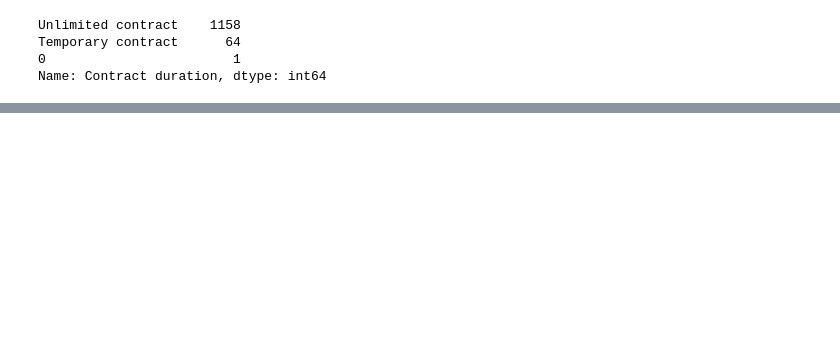
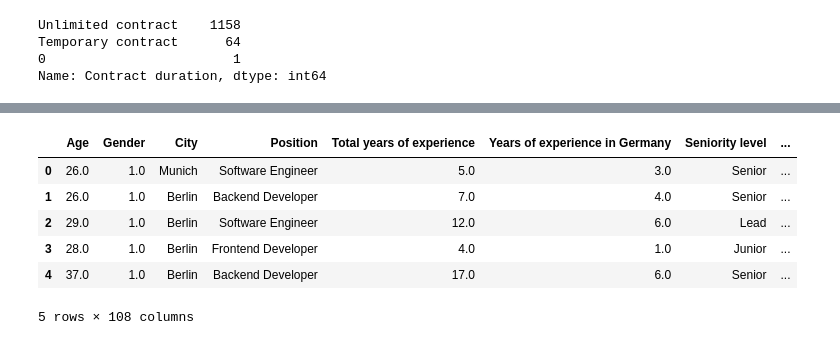
Before and after one commit to thomsu/IT-Salary, a Jupyter notebook: SalaryRegression.ipynb, the cells around one changed output, grey strips where cells are left out. Drawn from its saved outputs; the diff is of its cells as text; code cells hidden in the pictures; blank space fills up the shorter version.

```diff
--- a/SalaryRegression.ipynb
+++ b/SalaryRegression.ipynb
@@ -535,2 +531,31 @@ df.loc[df[df.isna().any(axis=1)].isna().sum(axis=1).nlargest(14).index, : ]
 # %%
-df.drop(df[df.isna().any(axis=1)].isna().sum(axis=1).nlargest(8).index, inplace=True)
+df.drop(df[df.isna().any(axis=1)].isna().sum(axis=1).nlargest(7).index, inplace=True)
+# %%
+cat_cols = ['Gender', 'City', 'Position ', 'Seniority level', 'Your main technology / programming language', 'Employment status', 'Сontract duration', 'Main language at work', 'Company size', 'Company type', 'Region', 'Department']
+enc_list = []
+
+for col in cat_cols:
+    ord_enc = OrdinalEncoder()
+    df.loc[df.index[~df[col].isna()], [col]] = ord_enc.fit_transform(df.loc[df.index[~df[col].isna()], [col]])
+    enc_list.append(ord_enc)
+
+X = df.drop('Yearly brutto salary (without bonus and stocks) in EUR', axis=1)
+x_cols = X.columns
+
+imputer = KNNImputer()
+df[x_cols] = imputer.fit_transform(X)
+
+one_hot_cols = ['City', 'Position ', 'Seniority level', 'Your main technology / programming language', 'Employment status', 'Main language at work', 'Company size', 'Company type', 'Region', 'Department']
+for col in one_hot_cols:
+    ord_enc = enc_list[cat_cols.index(col)]
+    df[col] = ord_enc.inverse_transform(df[[col]])
+
+df.head()
+# %% [output]
+|  | Age | Gender | City | Position | Total years of experience | Years of experience in Germany | Seniority level | ... |
+| 0 | 26.0 | 1.0 | Munich | Software Engineer | 5.0 | 3.0 | Senior | ... |
+| 1 | 26.0 | 1.0 | Berlin | Backend Developer | 7.0 | 4.0 | Senior | ... |
+| 2 | 29.0 | 1.0 | Berlin | Software Engineer | 12.0 | 6.0 | Lead | ... |
+| 3 | 28.0 | 1.0 | Berlin | Frontend Developer | 4.0 | 1.0 | Junior | ... |
+| 4 | 37.0 | 1.0 | Berlin | Backend Developer | 17.0 | 6.0 | Senior | ... |
+5 rows × 108 columns
```
Also changed, not shown: parts of 15 cells of this notebook.
